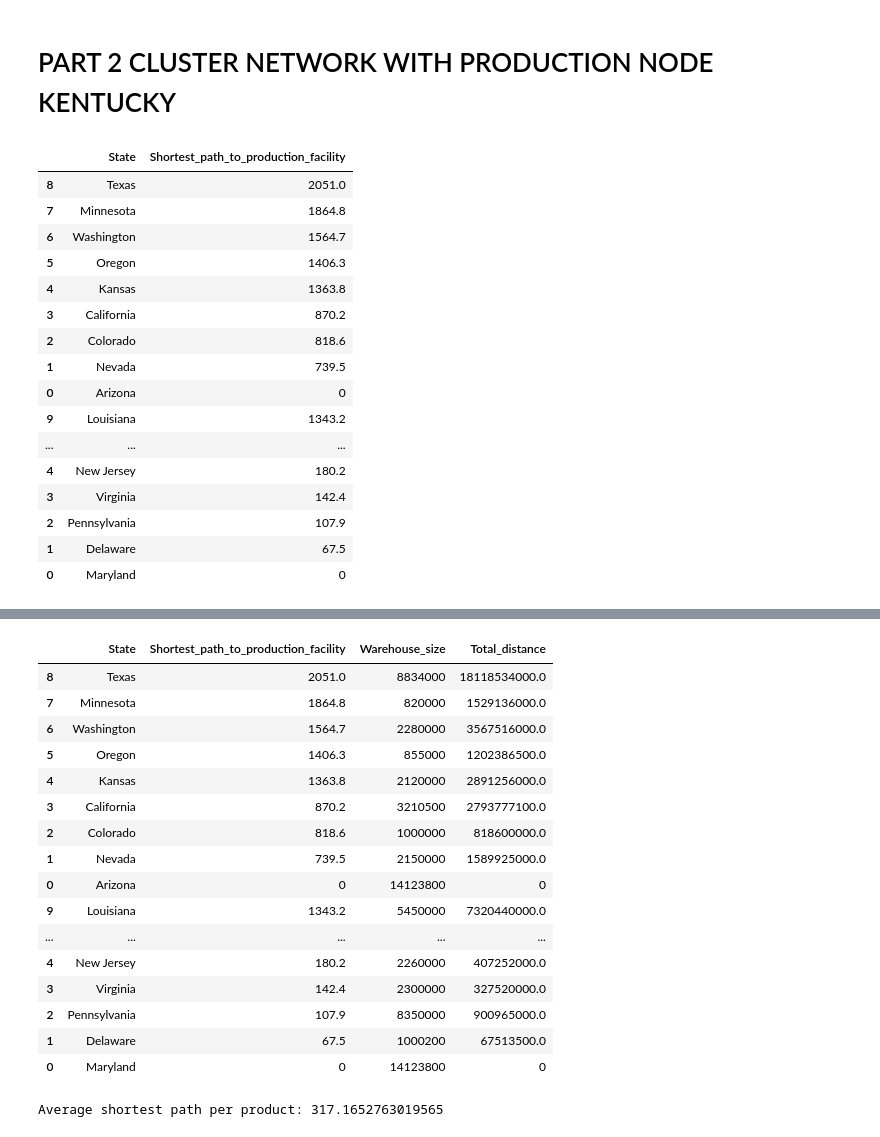
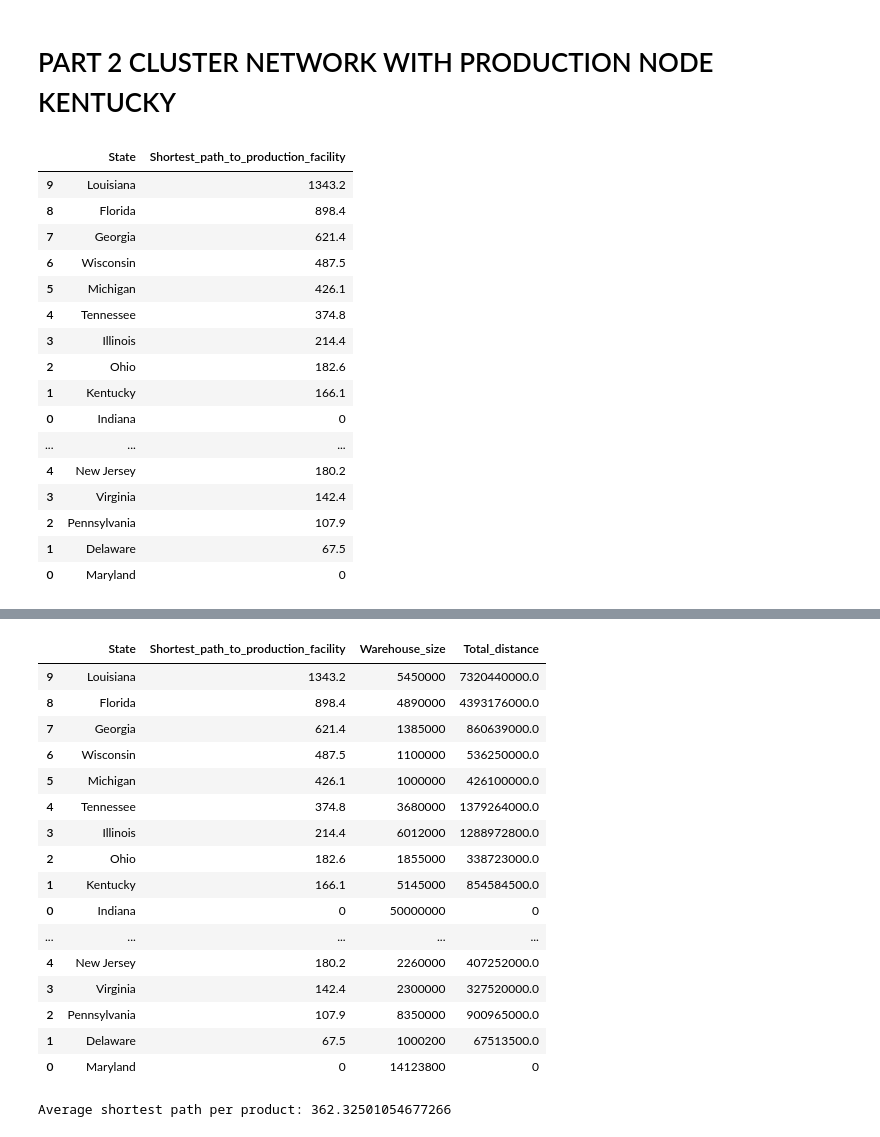
Before and after one commit to kelvinengee/network, a Jupyter notebook: Mississippi.ipynb, the cells around one changed output, grey strips where cells are left out. Drawn from its saved outputs; the diff is of its cells as text; code cells hidden in the pictures.

```diff
--- a/Mississippi.ipynb
+++ b/Mississippi.ipynb
@@ -1408,19 +1658,19 @@ Average shortest path per product: 838.8024611135659
 # %%
 Mississippi_Graph.nodes["Indiana"]["warehouse size"] = 50000000
 Mississippi_Graph.nodes["Louisiana"]["warehouse size"] = 5450000
-metrics_cluster(Cluster1_Graph,Cluster2_Graph,Cluster3_Graph,'Distance','warehouse size','Arizona','Indiana','Maryland')
+metrics_cluster(Cluster1_Graph,Cluster2_Graph,Cluster3_Graph,'Distance','warehouse size','Indiana','Arizona','Maryland')
 # %% [output]
 |  | State | Shortest_path_to_production_facility |
-| 8 | Texas | 2051.0 |
-| 7 | Minnesota | 1864.8 |
-| 6 | Washington | 1564.7 |
-| 5 | Oregon | 1406.3 |
-| 4 | Kansas | 1363.8 |
-| 3 | California | 870.2 |
-| 2 | Colorado | 818.6 |
-| 1 | Nevada | 739.5 |
-| 0 | Arizona | 0 |
 | 9 | Louisiana | 1343.2 |
+| 8 | Florida | 898.4 |
+| 7 | Georgia | 621.4 |
+| 6 | Wisconsin | 487.5 |
+| 5 | Michigan | 426.1 |
+| 4 | Tennessee | 374.8 |
+| 3 | Illinois | 214.4 |
+| 2 | Ohio | 182.6 |
+| 1 | Kentucky | 166.1 |
+| 0 | Indiana | 0 |
 | ... | ... | ... |
 | 4 | New Jersey | 180.2 |
 | 3 | Virginia | 142.4 |
@@ -1431,18 +1681,18 @@ Average shortest path: 622.2068965517243
 |  | State | Shortest_path_to_production_facility | Warehouse_size | Total_distance |
-| 8 | Texas | 2051.0 | 8834000 | 18118534000.0 |
-| 7 | Minnesota | 1864.8 | 820000 | 1529136000.0 |
-| 6 | Washington | 1564.7 | 2280000 | 3567516000.0 |
-| 5 | Oregon | 1406.3 | 855000 | 1202386500.0 |
-| 4 | Kansas | 1363.8 | 2120000 | 2891256000.0 |
-| 3 | California | 870.2 | 3210500 | 2793777100.0 |
-| 2 | Colorado | 818.6 | 1000000 | 818600000.0 |
-| 1 | Nevada | 739.5 | 2150000 | 1589925000.0 |
-| 0 | Arizona | 0 | 14123800 | 0 |
 | 9 | Louisiana | 1343.2 | 5450000 | 7320440000.0 |
+| 8 | Florida | 898.4 | 4890000 | 4393176000.0 |
+| 7 | Georgia | 621.4 | 1385000 | 860639000.0 |
+| 6 | Wisconsin | 487.5 | 1100000 | 536250000.0 |
+| 5 | Michigan | 426.1 | 1000000 | 426100000.0 |
+| 4 | Tennessee | 374.8 | 3680000 | 1379264000.0 |
+| 3 | Illinois | 214.4 | 6012000 | 1288972800.0 |
+| 2 | Ohio | 182.6 | 1855000 | 338723000.0 |
+| 1 | Kentucky | 166.1 | 5145000 | 854584500.0 |
+| 0 | Indiana | 0 | 50000000 | 0 |
 | ... | ... | ... | ... | ... |
 | 4 | New Jersey | 180.2 | 2260000 | 407252000.0 |
 | 3 | Virginia | 142.4 | 2300000 | 327520000.0 |
 | 2 | Pennsylvania | 107.9 | 8350000 | 900965000.0 |
 | 1 | Delaware | 67.5 | 1000200 | 67513500.0 |
 | 0 | Maryland | 0 | 14123800 | 0 |
-Average shortest path per product: 317.1652763019565
+Average shortest path per product: 362.32501054677266
```
Also changed, not shown: parts of 23 cells of this notebook.
